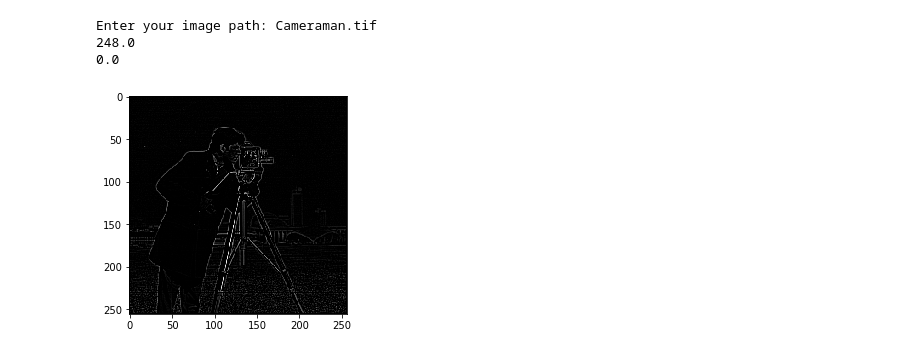
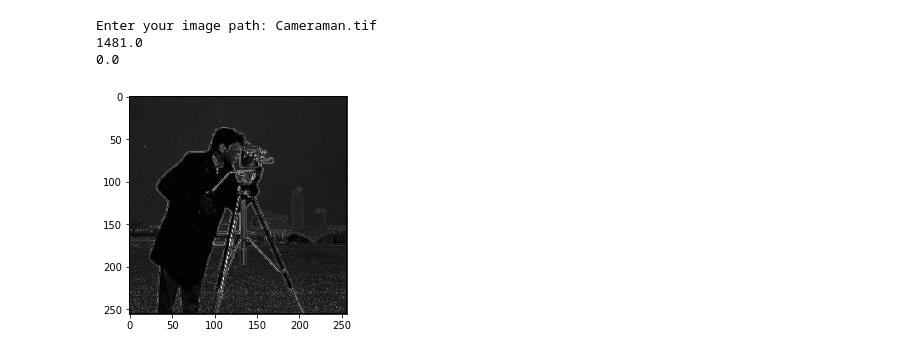
Before and after one commit to marwagaser/ImageSharpening, a Jupyter notebook: Edge Detection.ipynb, the cells around one changed output. Saved outputs shown, nothing was run; the diff lists cells and outputs as text; code cells hidden in the pictures.

```diff
--- a/Edge Detection.ipynb
+++ b/Edge Detection.ipynb
@@ -11,27 +11,27 @@ def open_image():
 # %%
 camManImage = open_image()
 convolved_camManImage = np.zeros((camManImage.shape[0],camManImage.shape[1]))
 for i in range (1,len(camManImage)-1):
     for j in range (1,len(camManImage)-1):
         sum=0
         sum += (camManImage[i][j]*8)
         sum += (camManImage[i-1][j]*-1)
         sum += (camManImage[i][j-1]*-1)
         sum += (camManImage[i-1][j-1]*-1)
         sum += (camManImage[i-1][j+1]*-1)
         sum += (camManImage[i+1][j-1]*-1)
         sum += (camManImage[i+1][j]*-1)
         sum += (camManImage[i][j+1]*-1)
         sum += (camManImage[i+1][j+1]*-1)
-        convolved_camManImage[i][j]=(sum)*0.2
-        if(convolved_camManImage[i][j]<0):
-            convolved_camManImage[i][j]=0
+        convolved_camManImage[i][j]=abs(sum)
+        convolved_camManImage[i][j]+=camManImage[i][j]
+
 print(max(convolved_camManImage.ravel()))
 print(min(convolved_camManImage.ravel()))
 plt.imshow(convolved_camManImage,cmap="gray")
 plt.imsave("Sharpened.jpg",convolved_camManImage,cmap="gray")
 # %% [output]
 Enter your image path: Cameraman.tif
-248.0
+1481.0
 0.0
-[figure, old version]
+[figure, new version]
```
Also changed, not shown: 1 other file.
